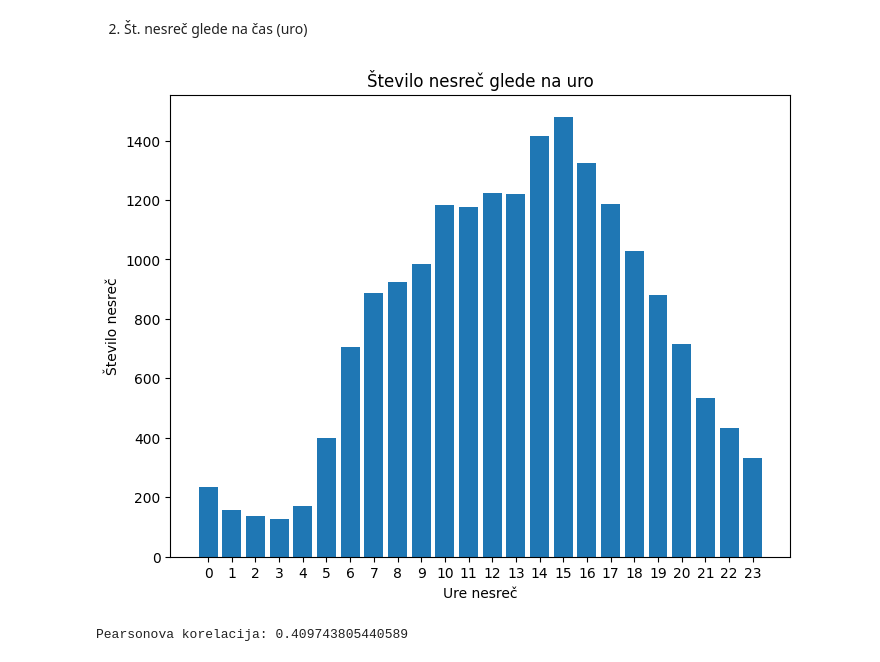
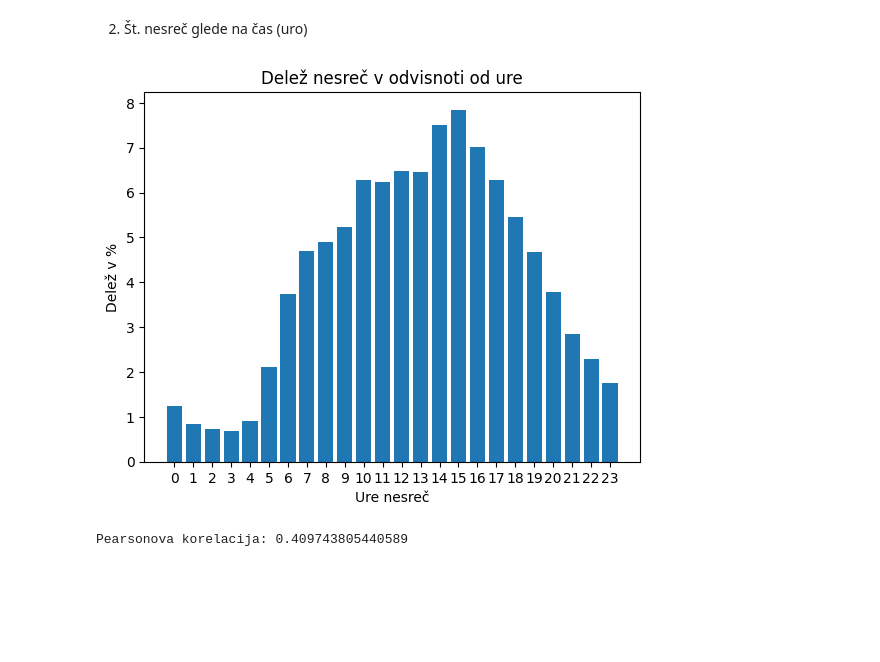
Before and after one commit to ozbej/PR20BOTGJ, a Jupyter notebook: Porocilo Gal.ipynb, the cells around one changed output. Cells and saved outputs as stored; diff of their text form; code cells hidden in the pictures; blank space fills up the shorter version.

```diff
--- a/Porocilo Gal.ipynb
+++ b/Porocilo Gal.ipynb
@@ -89,18 +99,24 @@ plt.show()
 # %% [markdown]
  2. Št. nesreč glede na čas (uro)
 # %%
-nesrece = [value for _, value in ureNesrec.items()]
+vse_nesrece = 0
+
+for _, stevilo_nesrece in ureNesrec.items():
+    vse_nesrece += stevilo_nesrece
+
+
+nesrece = [(value / vse_nesrece) * 100.0 for _, value in ureNesrec.items()]
 ure = [ura for ura, _ in ureNesrec.items()]
 
-plt.figure(figsize=(8,6))
+#plt.figure(figsize=(8,6))
 plt.bar(ure, nesrece)
-plt.title('Število nesreč glede na uro')
-plt.ylabel('Število nesreč')
+plt.title('Delež nesreč v odvisnoti od ure')
+plt.ylabel('Delež v %')
 plt.xlabel('Ure nesreč')
 plt.xticks(np.arange(24))
 plt.show()
 # %% [output]
-[figure, old version]
+[figure, new version]
 # %%
 pearsonovaKorelacija = np.mean(((ure - np.mean(ure))*(nesrece-np.mean(nesrece)))/(np.std(ure)*np.std(nesrece)))
 print("Pearsonova korelacija:", pearsonovaKorelacija)
```
Also changed, not shown: parts of 3 cells of this notebook.
